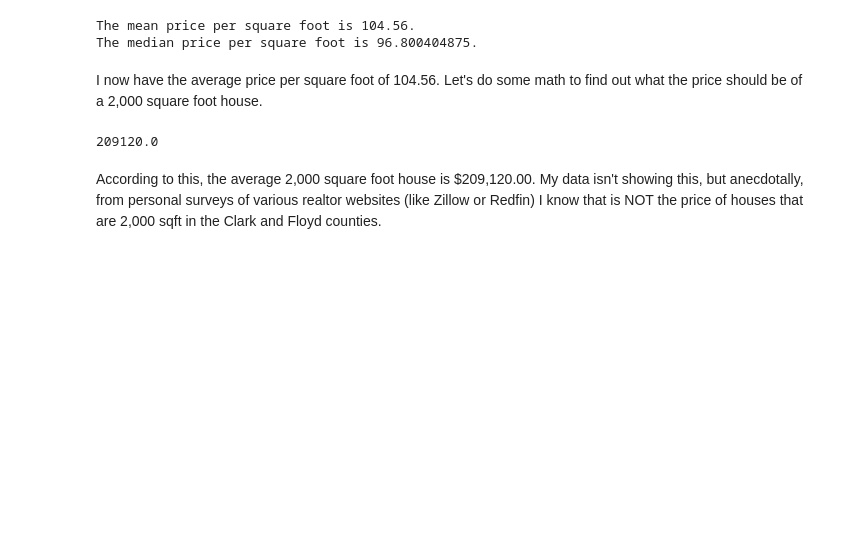
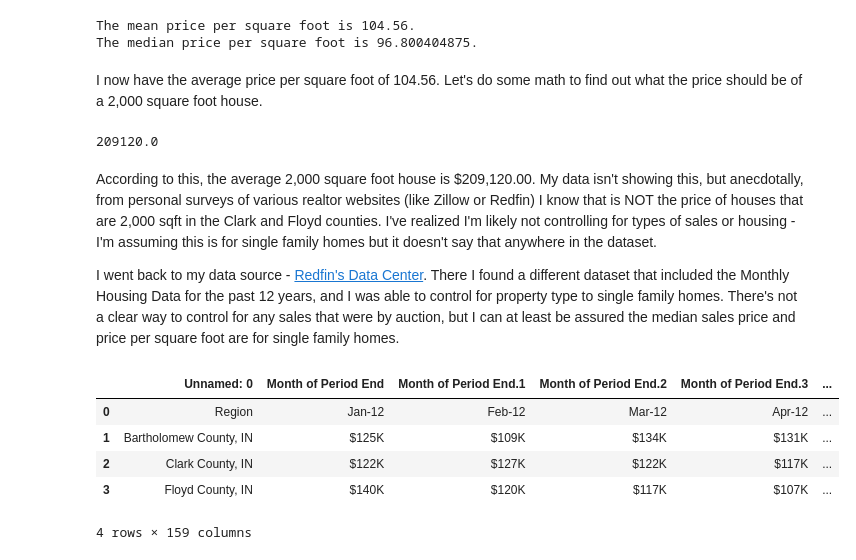
Before and after one commit to RachTheRad/SoIN_Housing_Analysis, a Jupyter notebook: HouAna_Capstone.ipynb, the cells around one changed output. Saved outputs shown, nothing was run; the diff lists cells and outputs as text; code cells hidden in the pictures; blank space fills up the shorter version.

Commit message:
read in a new dataset

```diff
--- a/HouAna_Capstone.ipynb
+++ b/HouAna_Capstone.ipynb
@@ -905,4 +905,17 @@ print(twothou)
 # %% [output]
 209120.0
 # %% [markdown]
-According to this, the average 2,000 square foot house is $209,120.00. My data isn't showing this, but anecdotally, from personal surveys of various realtor websites (like Zillow or Redfin) I know that is NOT the price of houses that are 2,000 sqft in the Clark and Floyd counties.
+According to this, the average 2,000 square foot house is $209,120.00. My data isn't showing this, but anecdotally, from personal surveys of various realtor websites (like Zillow or Redfin) I know that is NOT the price of houses that are 2,000 sqft in the Clark and Floyd counties. I've realized I'm likely not controlling for types of sales or housing - I'm assuming this is for single family homes but it doesn't say that anywhere in the dataset.
+
+
+I went back to my data source - [Redfin's Data Center](https://www.redfin.com/news/data-center/). There I found a different dataset that included the Monthly Housing Data for the past 12 years, and I was able to control for property type to single family homes. There's not a clear way to control for any sales that were by auction, but I can at least be assured the median sales price and price per square foot are for single family homes.
+# %%
+median_sale = pd.read_csv('Data_Sources\med_sale_price.csv')
+median_sale.head()
+# %% [output]
+|  | Unnamed: 0 | Month of Period End | Month of Period End.1 | Month of Period End.2 | Month of Period End.3 | ... |
+| 0 | Region | Jan-12 | Feb-12 | Mar-12 | Apr-12 | ... |
+| 1 | Bartholomew County, IN | $125K | $109K | $134K | $131K | ... |
+| 2 | Clark County, IN | $122K | $127K | $122K | $117K | ... |
+| 3 | Floyd County, IN | $140K | $120K | $117K | $107K | ... |
+4 rows × 159 columns
```
Also changed, not shown: 2 other files.
